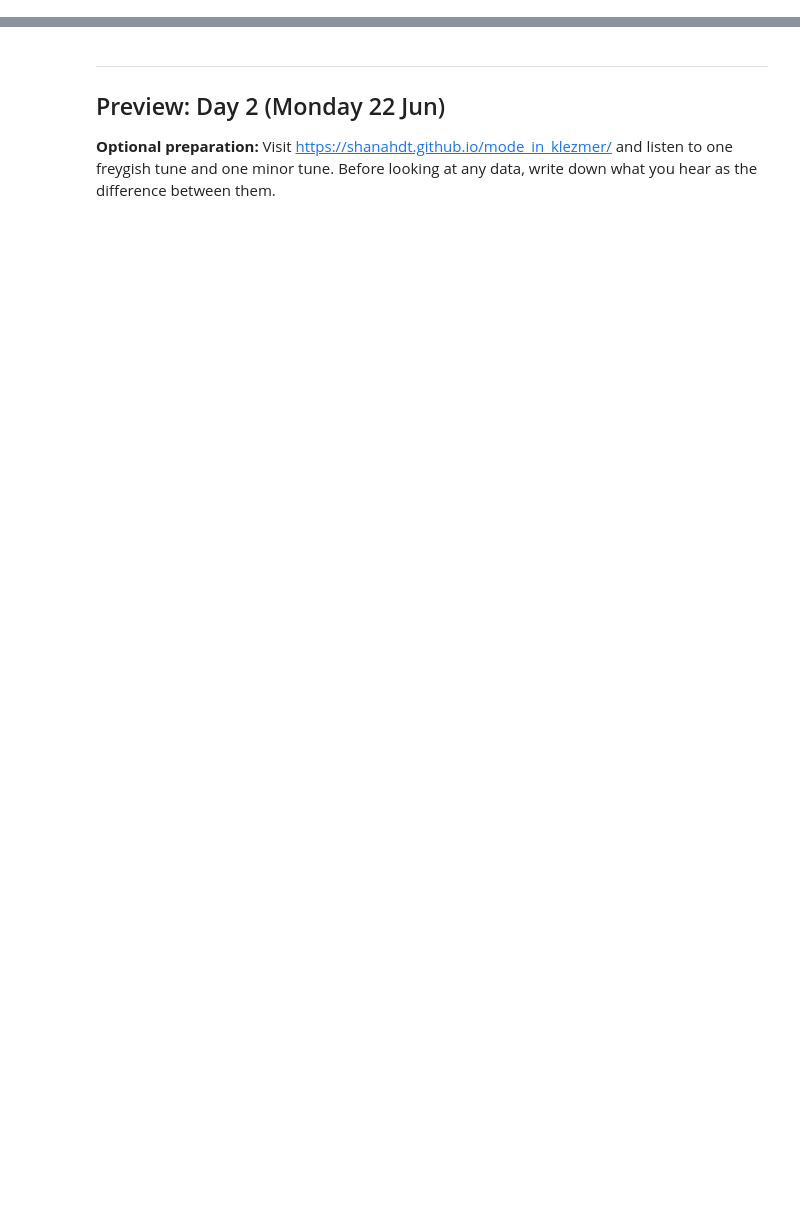
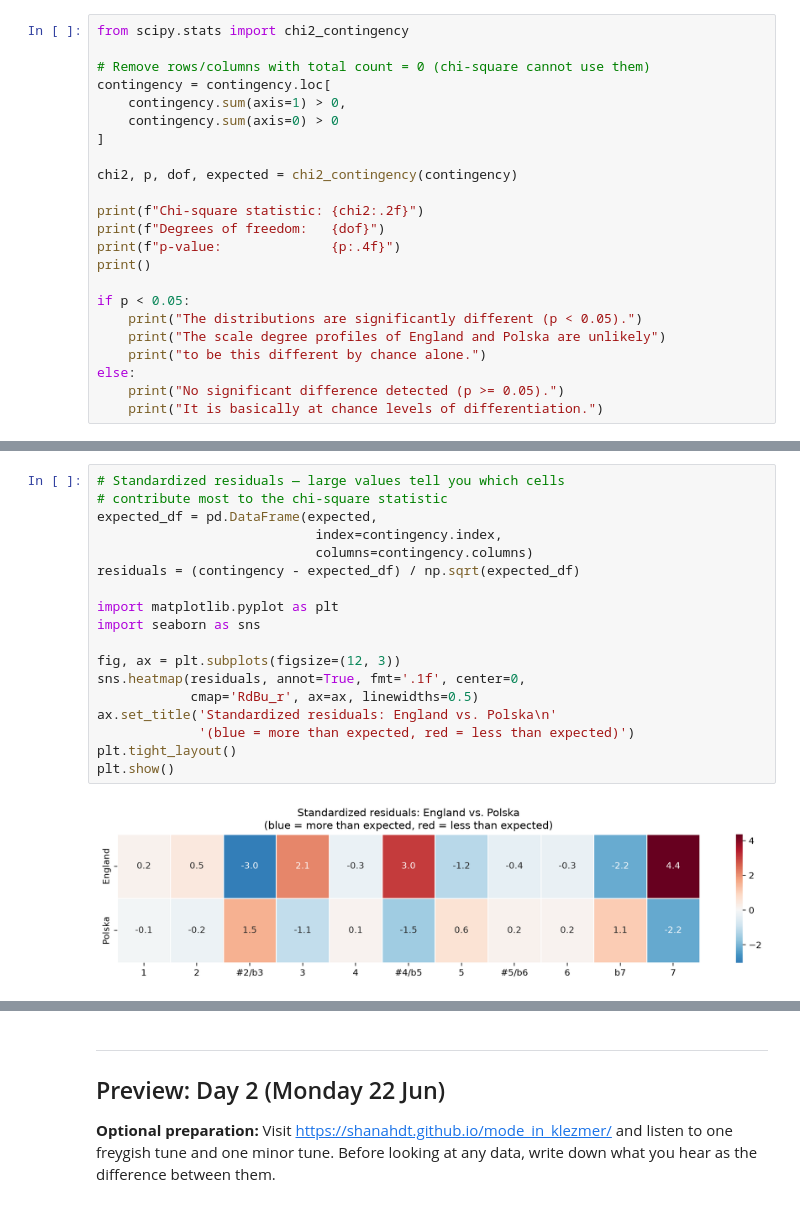
Before and after one commit to shanahdt/huji_summer_class_2026, a Jupyter notebook: notebooks/day1_encoding.ipynb, the cells around one changed output, grey strips where cells are left out. Saved outputs shown, nothing was run; the diff lists cells and outputs as text; blank space fills up the shorter version.

```diff
--- a/notebooks/day1_encoding.ipynb
+++ b/notebooks/day1_encoding.ipynb
@@ -306,0 +870,23 @@ print(kern_file.read_text())
+# %%
+from scipy.stats import chi2_contingency
+
+# Remove rows/columns with total count = 0 (chi-square cannot use them)
+contingency = contingency.loc[
+    contingency.sum(axis=1) > 0,
+    contingency.sum(axis=0) > 0
+]
+
+chi2, p, dof, expected = chi2_contingency(contingency)
+
+print(f"Chi-square statistic: {chi2:.2f}")
+print(f"Degrees of freedom:   {dof}")
+print(f"p-value:              {p:.4f}")
+print()
+
+if p < 0.05:
+    print("The distributions are significantly different (p < 0.05).")
+    print("The scale degree profiles of England and Polska are unlikely")
+    print("to be this different by chance alone.")
+else:
+    print("No significant difference detected (p >= 0.05).")
+    print("It is basically at chance levels of differentiation.")
@@ -306,0 +916,20 @@ print(kern_file.read_text())
+# %%
+# Standardized residuals — large values tell you which cells
+# contribute most to the chi-square statistic
+expected_df = pd.DataFrame(expected,
+                            index=contingency.index,
+                            columns=contingency.columns)
+residuals = (contingency - expected_df) / np.sqrt(expected_df)
+
+import matplotlib.pyplot as plt
+import seaborn as sns
+
+fig, ax = plt.subplots(figsize=(12, 3))
+sns.heatmap(residuals, annot=True, fmt='.1f', center=0,
+            cmap='RdBu_r', ax=ax, linewidths=0.5)
+ax.set_title('Standardized residuals: England vs. Polska\n'
+             '(blue = more than expected, red = less than expected)')
+plt.tight_layout()
+plt.show()
+# %% [output]
+[figure, added]
```
Also changed, not shown: parts of 58 cells of this notebook, 1 other file.
